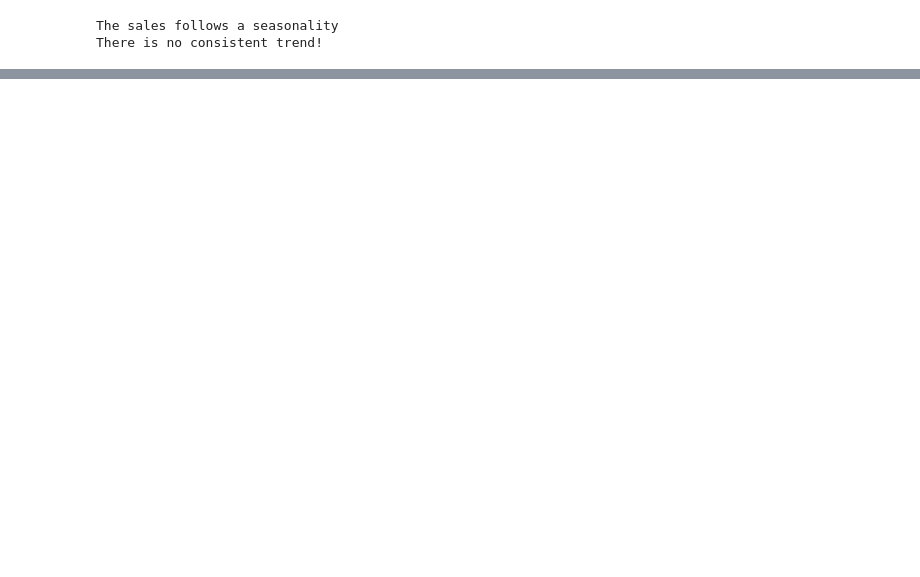
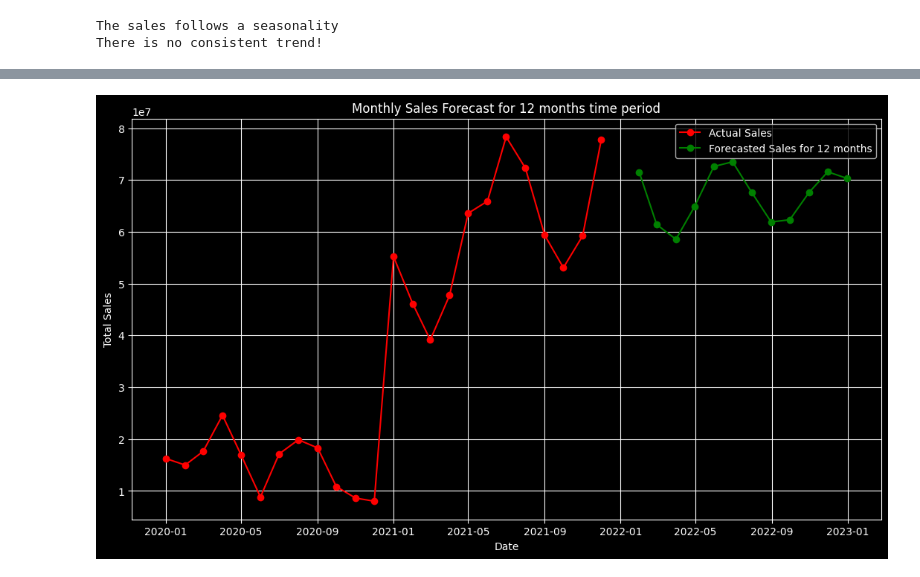
Before and after one commit to amanraghuvanshi/Adidas-Western-Zone-Sales, a Jupyter notebook: AdidasSalesAnalysis.ipynb, the cells around one changed output, grey strips where cells are left out. Cells and saved outputs as stored; diff of their text form; code cells hidden in the pictures; blank space fills up the shorter version.

```diff
--- a/AdidasSalesAnalysis.ipynb
+++ b/AdidasSalesAnalysis.ipynb
@@ -1035,0 +1049,28 @@ There is no consistent trend!
+# %%
+#using ARIMA
+model = ARIMA(monSales, order = (2, 1, 2))
+finModel = model.fit()
+
+# prediction for three years
+forecstSteps1 = 12
+forecstSteps2 = 24
+forecstSteps3 = 36
+
+# model with three forecasting for 3 different time years
+forecst1 = finModel.forecast(steps = forecstSteps1)
+forecst2 = finModel.forecast(steps = forecstSteps2)
+forecst3 = finModel.forecast(steps = forecstSteps3)
+
+# visualize
+plt.figure(figsize=(13, 7))
+plt.plot(monSales.index, monSales.values, marker = 'o', label = 'Actual Sales', linestyle = 'solid',color = 'red')
+plt.plot(pd.date_range(start=monSales.index[-1], periods=forecstSteps1+1, freq='M')[1:], forecst1, marker='o', label='Forecasted Sales for 12 months', color= 'green')
+plt.xlabel('Date')
+plt.ylabel('Total Sales')
+plt.title('Monthly Sales Forecast for 12 months time period')
+plt.legend()
+plt.xticks(rotation=0)
+plt.grid(True)
+plt.show()
+# %% [output]
+[figure, added]
```
Also changed, not shown: parts of 7 cells of this notebook.
